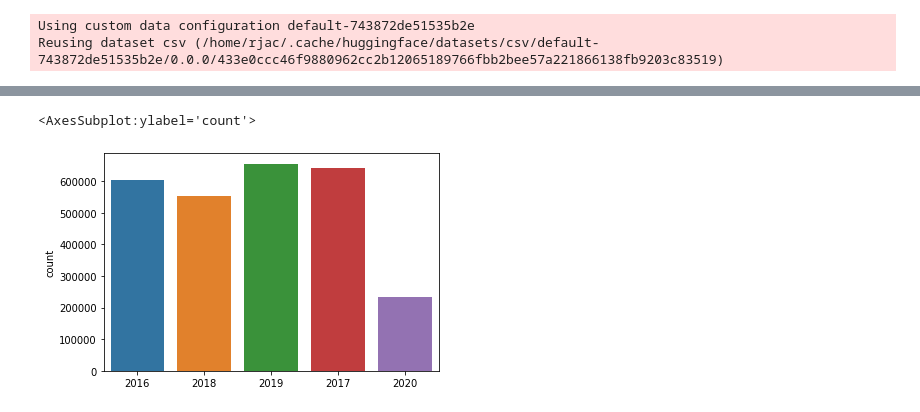
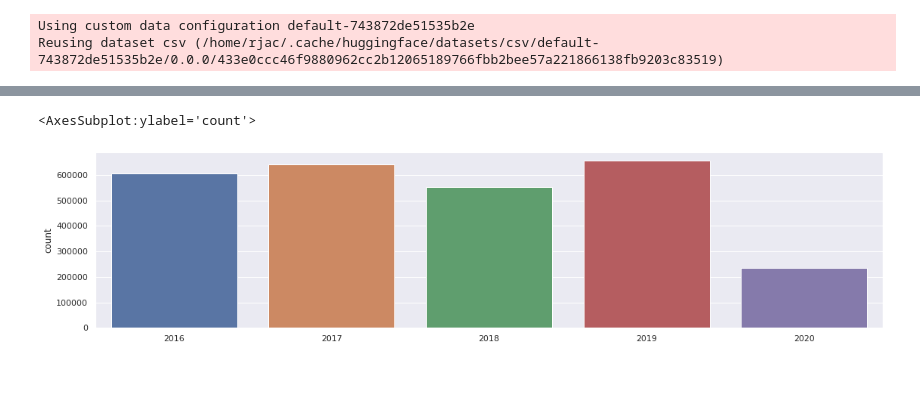
Before and after one commit to rafael-ariascalles/nlp-glg-clustering-pipeline, a Jupyter notebook: notebooks/dataUnderstanding.ipynb, the cells around one changed output, grey strips where cells are left out. Drawn from its saved outputs; the diff is of its cells as text; code cells hidden in the pictures; blank space fills up the shorter version.

```diff
--- a/notebooks/dataUnderstanding.ipynb
+++ b/notebooks/dataUnderstanding.ipynb
@@ -103,6 +105,7 @@ pd.DataFrame({"len":df["train"]["article_len"]}).describe()
-# %%
-sns.countplot(x=df["train"]["year"])
-# %% [output]
-<AxesSubplot:ylabel='count'>
-[figure, removed]
+# %%
+sns.set(rc={'figure.figsize':(18.7,4.27)})
+sns.countplot(x=df["train"]["year"],order=["2016","2017","2018","2019","2020"])
+# %% [output]
+<AxesSubplot:ylabel='count'>
+[figure, added]
 # %%
```
Also changed, not shown: parts of 7 cells of this notebook.
